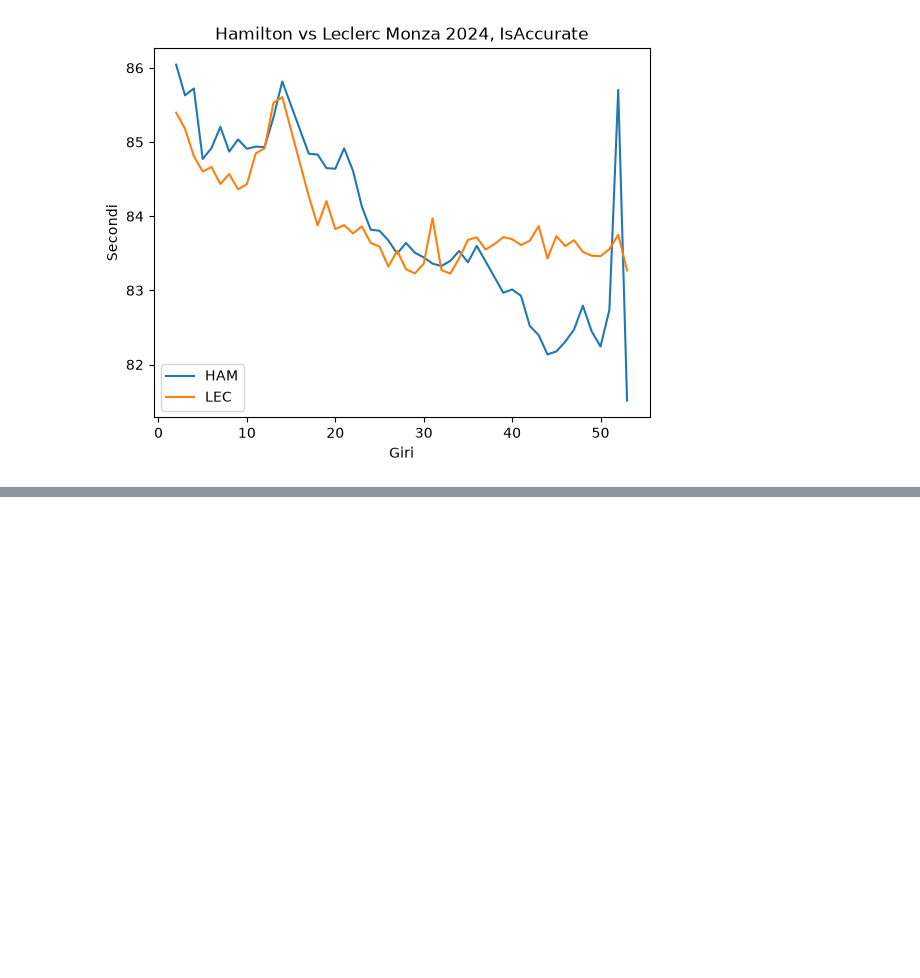
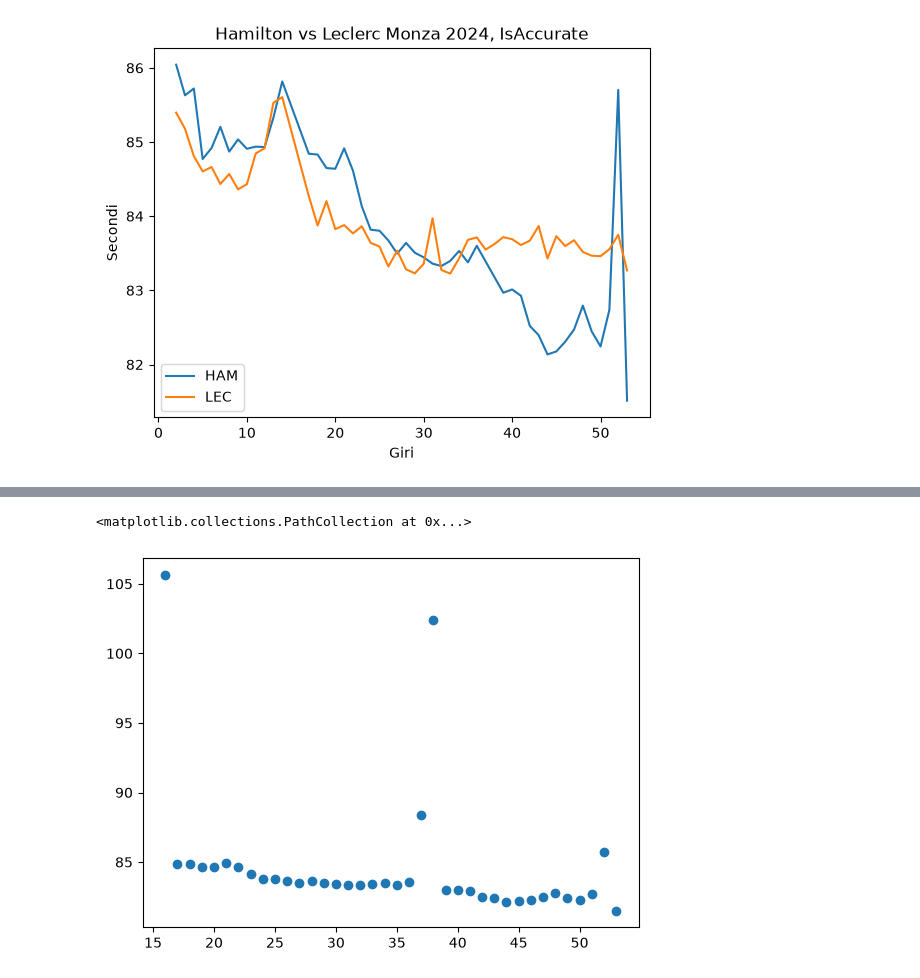
Before and after one commit to shyndry/f1-dashboard, a Jupyter notebook: notebooks/02_filtri_e_grafici.ipynb, the cells around one changed output, grey strips where cells are left out. Cells and saved outputs as stored; diff of their text form; code cells hidden in the pictures; blank space fills up the shorter version.

```diff
--- a/notebooks/02_filtri_e_grafici.ipynb
+++ b/notebooks/02_filtri_e_grafici.ipynb
@@ -240,0 +231,8 @@ plt.show()
+# %%
+ham_hard = ham[ham["Compound"] == "HARD"].copy()
+ham_hard["LapTimeSec"] = ham_hard["LapTime"].dt.total_seconds()
+# %%
+plt.scatter(ham_hard["LapNumber"], ham_hard["LapTimeSec"], label = "HARD")
+# %% [output]
+<matplotlib.collections.PathCollection at 0x...>
+[figure, added]
```
Also changed, not shown: parts of 8 cells of this notebook.
